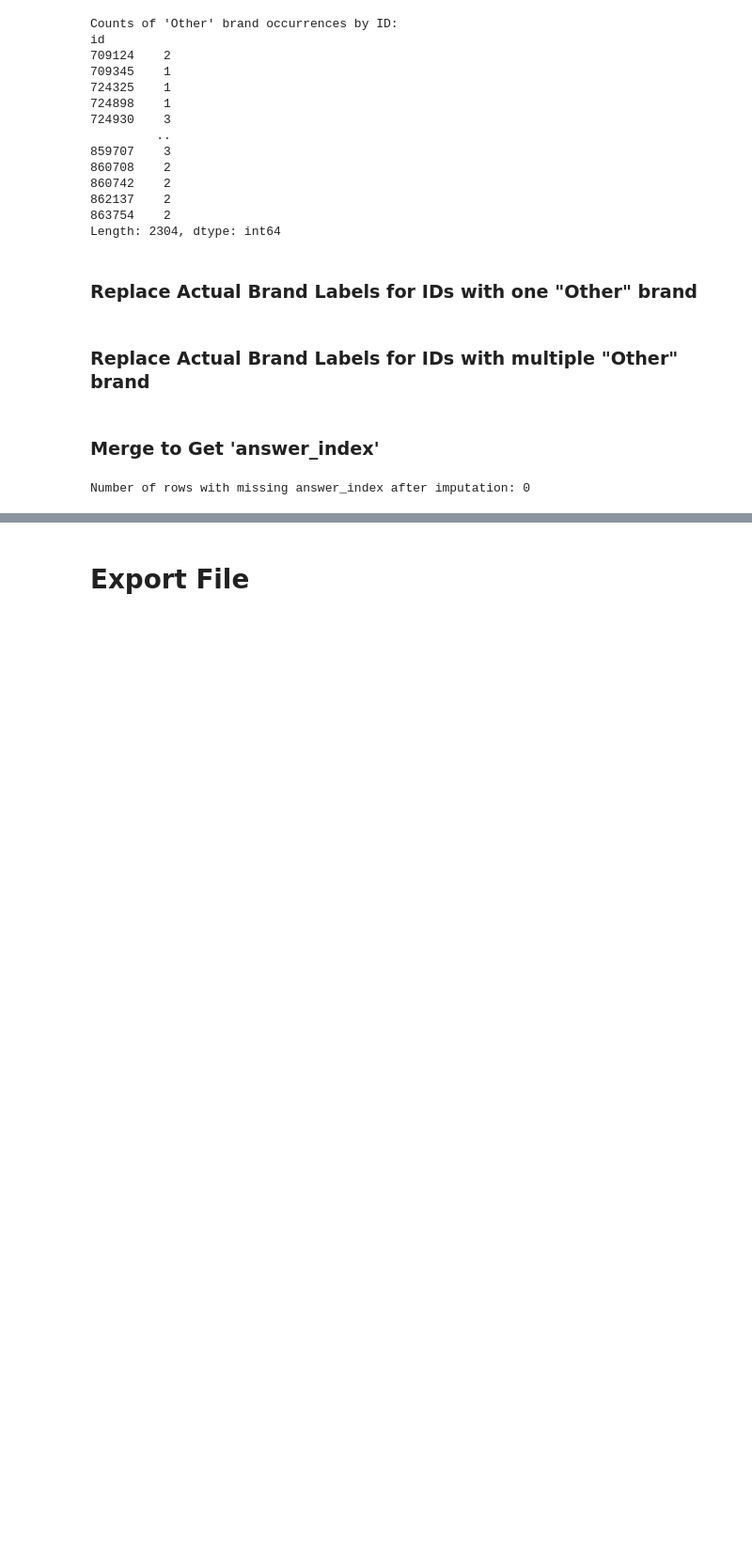
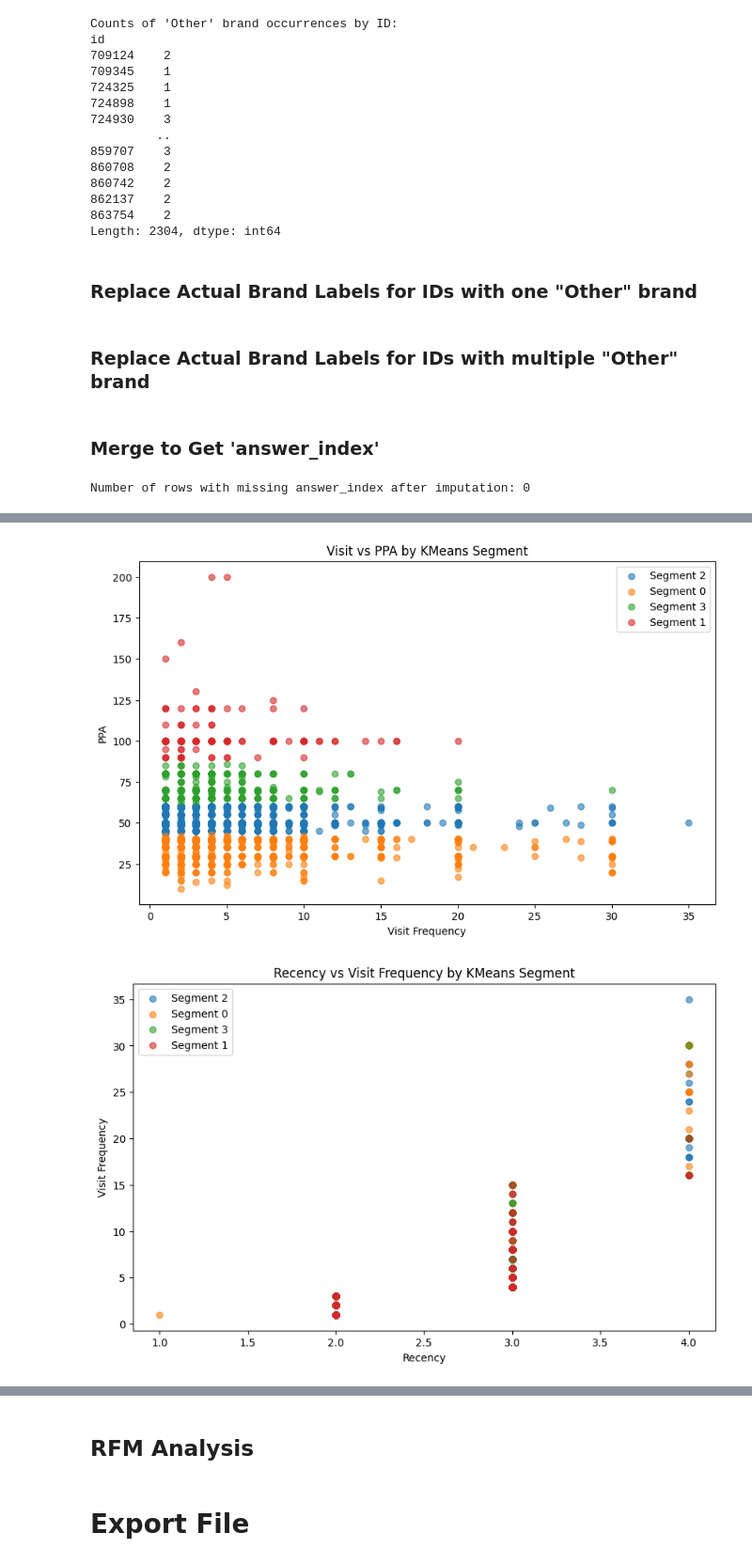
Before and after one commit to Truong2003-tqd/Highlands-Customer-Analysis, a Jupyter notebook: Preprocessing Notebook/preprocessing.ipynb, the cells around one changed output, grey strips where cells are left out. Shown at 94% size. Saved outputs shown, nothing was run; the diff lists cells and outputs as text; code cells hidden in the pictures; blank space fills up the shorter version.

```diff
--- a/Preprocessing Notebook/preprocessing.ipynb
+++ b/Preprocessing Notebook/preprocessing.ipynb
@@ -2146,0 +2293,5 @@ brand_image_df = merged_df.drop(columns=['brand_health'])
+# %%
+# From elbow method, we can choose k=4
+kmeans = KMeans(n_clusters=4, random_state=42)
+segmentation_df[['R_score', 'visit', 'ppa']] = segmentation_df[['R_score', 'visit', 'ppa']].fillna(0)
+segmentation_df['KMeans_segment'] = kmeans.fit_predict(segmentation_df[['R_score', 'visit', 'ppa']])
@@ -2146,0 +2330,34 @@ brand_image_df = merged_df.drop(columns=['brand_health'])
+# %%
+# Scatter plot of visit and ppa colored by KMeans_segment
+plt.figure(figsize=(10, 6))
+for segment in segmentation_df['KMeans_segment'].unique():
+    subset = segmentation_df[segmentation_df['KMeans_segment'] == segment]
+    plt.scatter(subset['visit'], subset['ppa'], label=f'Segment {segment}', alpha=0.6)
+plt.title("Visit vs PPA by KMeans Segment")
+plt.xlabel("Visit Frequency")
+plt.ylabel("PPA")
+plt.legend()
+plt.show()
+plt.figure(figsize=(10, 6))
+for segment in segmentation_df['KMeans_segment'].unique():
+    subset = segmentation_df[segmentation_df['KMeans_segment'] == segment]
+    plt.scatter(subset['R_score'], subset['visit'], label=f'Segment {segment}', alpha=0.6)
+plt.title("Recency vs Visit Frequency by KMeans Segment")
+plt.xlabel("Recency")
+plt.ylabel("Visit Frequency")
+plt.legend()
+plt.show()
+plt.show()
+plt.figure(figsize=(10, 6))
+for segment in segmentation_df['KMeans_segment'].unique():
+    subset = segmentation_df[segmentation_df['KMeans_segment'] == segment]
+    plt.scatter(subset['R_score'], subset['ppa'], label=f'Segment {segment}', alpha=0.6)
+plt.title("Recency vs PPA by KMeans Segment")
+plt.xlabel("Recency")
+plt.ylabel("PPA")
+plt.legend()
+plt.show()
+plt.show()
+# %% [output]
+[figure, added]
+[figure, added]
@@ -2147,3 +2365,5 @@ brand_image_df = merged_df.drop(columns=['brand_health'])
+# %% [markdown]
+## **RFM Analysis**
 # %% [markdown]
 # **Export File**
 # %%
```
Also changed, not shown: parts of 14 cells of this notebook, 4 other files.
